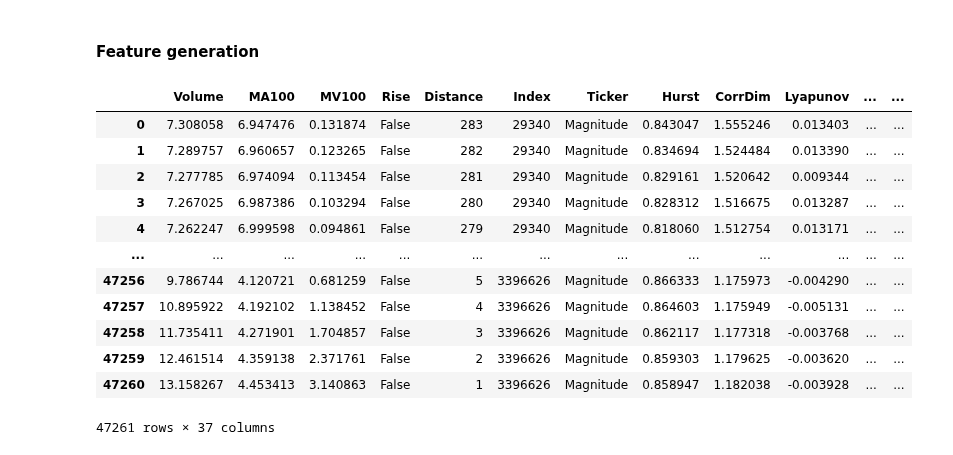
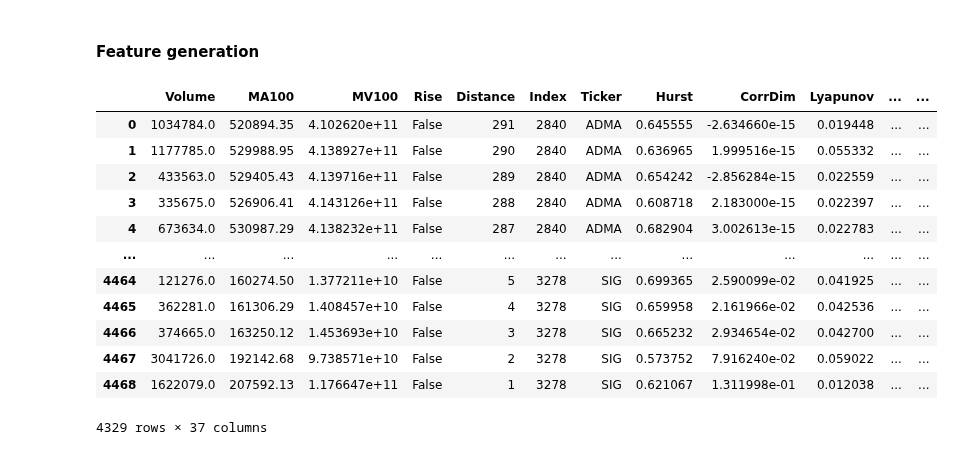
Before and after one commit to lebedevaale/early_warning_model, a Jupyter notebook: import_and_preparation.ipynb, the cells around one changed output. Saved outputs shown, nothing was run; the diff lists cells and outputs as text; code cells hidden in the pictures.

```diff
--- a/import_and_preparation.ipynb
+++ b/import_and_preparation.ipynb
@@ -537,28 +571,30 @@ ds
 # %%
 cols = ['Hurst', 'CorrDim', 'Lyapunov',
         'Skewness', 'Kurtosis', 'PSD', 'ACF_1',
-        'WL_C1', 'WL_C2', 'WL_C3']
+        # 'WL_C1', 'WL_C2', 'WL_C3'
+        f'MC{window}', f'Price MS{window}', f'Price MK{window}'
+        ]
 
 # Set lag for dynamics and short variance calculation
 lag_model = [8]
 
 # Generate lagged features
-for file in ['solar_metrics', 'solar_metrics_smoothed']:
+for file in ['dataset_2025']:
     data = pd.read_parquet(f'Data/{file}.parquet').drop(columns = ['Variance'])
     data_logdyn = fun.generate_features(data, cols, lag_model)
     data_logdyn.to_parquet(f'Data/{file}.parquet', index = False)
 data_logdyn
 # %% [output]
 |  | Volume | MA100 | MV100 | Rise | Distance | Index | Ticker | Hurst | CorrDim | Lyapunov | ... | ... |
-| 0 | 7.308058 | 6.947476 | 0.131874 | False | 283 | 29340 | Magnitude | 0.843047 | 1.555246 | 0.013403 | ... | ... |
-| 1 | 7.289757 | 6.960657 | 0.123265 | False | 282 | 29340 | Magnitude | 0.834694 | 1.524484 | 0.013390 | ... | ... |
-| 2 | 7.277785 | 6.974094 | 0.113454 | False | 281 | 29340 | Magnitude | 0.829161 | 1.520642 | 0.009344 | ... | ... |
-| 3 | 7.267025 | 6.987386 | 0.103294 | False | 280 | 29340 | Magnitude | 0.828312 | 1.516675 | 0.013287 | ... | ... |
-| 4 | 7.262247 | 6.999598 | 0.094861 | False | 279 | 29340 | Magnitude | 0.818060 | 1.512754 | 0.013171 | ... | ... |
+| 0 | 1034784.0 | 520894.35 | 4.102620e+11 | False | 291 | 2840 | ADMA | 0.645555 | -2.634660e-15 | 0.019448 | ... | ... |
+| 1 | 1177785.0 | 529988.95 | 4.138927e+11 | False | 290 | 2840 | ADMA | 0.636965 | 1.999516e-15 | 0.055332 | ... | ... |
+| 2 | 433563.0 | 529405.43 | 4.139716e+11 | False | 289 | 2840 | ADMA | 0.654242 | -2.856284e-15 | 0.022559 | ... | ... |
+| 3 | 335675.0 | 526906.41 | 4.143126e+11 | False | 288 | 2840 | ADMA | 0.608718 | 2.183000e-15 | 0.022397 | ... | ... |
+| 4 | 673634.0 | 530987.29 | 4.138232e+11 | False | 287 | 2840 | ADMA | 0.682904 | 3.002613e-15 | 0.022783 | ... | ... |
 | ... | ... | ... | ... | ... | ... | ... | ... | ... | ... | ... | ... | ... |
-| 47256 | 9.786744 | 4.120721 | 0.681259 | False | 5 | 3396626 | Magnitude | 0.866333 | 1.175973 | -0.004290 | ... | ... |
-| 47257 | 10.895922 | 4.192102 | 1.138452 | False | 4 | 3396626 | Magnitude | 0.864603 | 1.175949 | -0.005131 | ... | ... |
-| 47258 | 11.735411 | 4.271901 | 1.704857 | False | 3 | 3396626 | Magnitude | 0.862117 | 1.177318 | -0.003768 | ... | ... |
-| 47259 | 12.461514 | 4.359138 | 2.371761 | False | 2 | 3396626 | Magnitude | 0.859303 | 1.179625 | -0.003620 | ... | ... |
-| 47260 | 13.158267 | 4.453413 | 3.140863 | False | 1 | 3396626 | Magnitude | 0.858947 | 1.182038 | -0.003928 | ... | ... |
+| 4464 | 121276.0 | 160274.50 | 1.377211e+10 | False | 5 | 3278 | SIG | 0.699365 | 2.590099e-02 | 0.041925 | ... | ... |
+| 4465 | 362281.0 | 161306.29 | 1.408457e+10 | False | 4 | 3278 | SIG | 0.659958 | 2.161966e-02 | 0.042536 | ... | ... |
+| 4466 | 374665.0 | 163250.12 | 1.453693e+10 | False | 3 | 3278 | SIG | 0.665232 | 2.934654e-02 | 0.042700 | ... | ... |
+| 4467 | 3041726.0 | 192142.68 | 9.738571e+10 | False | 2 | 3278 | SIG | 0.573752 | 7.916240e-02 | 0.059022 | ... | ... |
+| 4468 | 1622079.0 | 207592.13 | 1.176647e+11 | False | 1 | 3278 | SIG | 0.621067 | 1.311998e-01 | 0.012038 | ... | ... |
-47261 rows × 37 columns
+4329 rows × 37 columns
```
Also changed, not shown: parts of 11 cells of this notebook, 45 other files.
